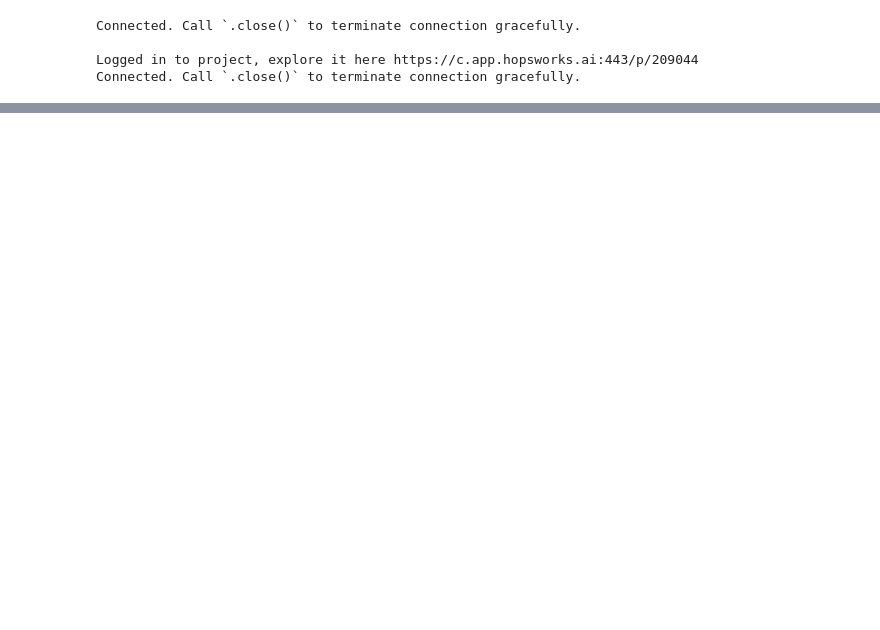
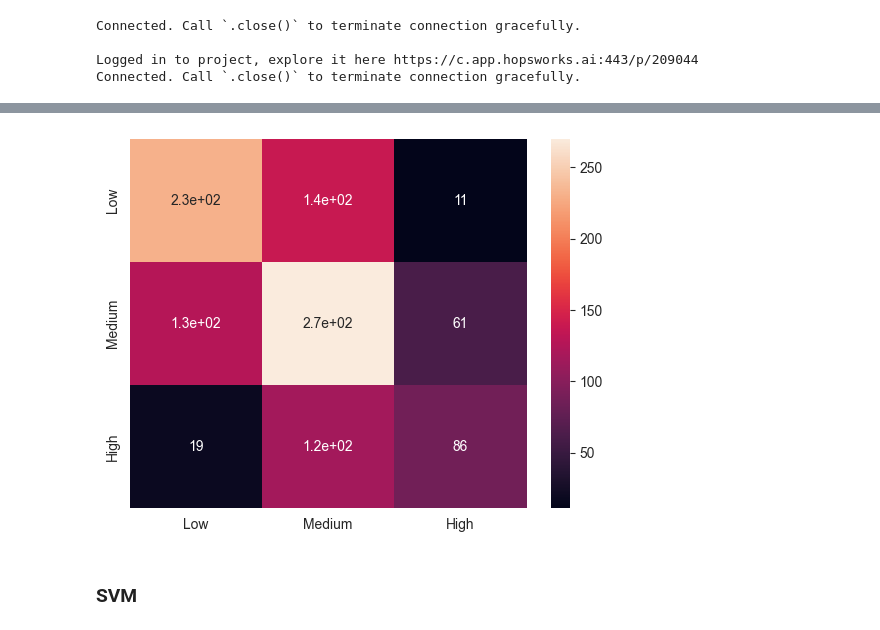
Before and after one commit to GoodOnions/ID2223-Lab1, a Jupyter notebook: wine/wine-training-pipeline.ipynb, the cells around one changed output, grey strips where cells are left out. Cells and saved outputs as stored; diff of their text form; code cells hidden in the pictures; blank space fills up the shorter version.

Commit message:
Training pipeline

```diff
--- a/wine/wine-training-pipeline.ipynb
+++ b/wine/wine-training-pipeline.ipynb
@@ -148,0 +152,20 @@ fig = cm.get_figure()
+# %%
+clf = Pipeline([
+    ('clf', KNeighborsClassifier())
+])
+
+# a list of dictionaries to specify the parameters that we'd want to tune
+n_neighbors = [1, 2, 3, 5, 8, 13]
+
+param_grid = \
+    [{
+        'clf__n_neighbors': n_neighbors
+    }]
+
+gs = GridSearchCV(estimator=clf, param_grid=param_grid, scoring='accuracy', cv=5, verbose=1, n_jobs=-1)
+DT = Pipeline([
+    ('scl', StandardScaler()),
+    ('gs', gs)
+])
+
+DT.fit(X_train, y_train.values.ravel())
@@ -148,0 +183,7 @@ fig = cm.get_figure()
+# %%
+# Evaluate model performance using the features from the test set (X_test)
+y_pred = DT.predict(X_test)
+
+# Compare predictions (y_pred) with the labels in the test set (y_test)
+results = confusion_matrix(y_test, y_pred)
+pd.DataFrame(classification_report(y_test, y_pred, output_dict=True))
@@ -148,0 +196,8 @@ fig = cm.get_figure()
+# %%
+df_cm = pd.DataFrame(results, ["Low", "Medium", "High"], columns=["Low", "Medium", "High"])
+cm = sns.heatmap(df_cm, annot=True)
+fig = cm.get_figure()
+# %% [output]
+[figure, added]
+# %% [markdown]
+### SVM
```
Also changed, not shown: parts of 18 cells of this notebook, 2 other files.
